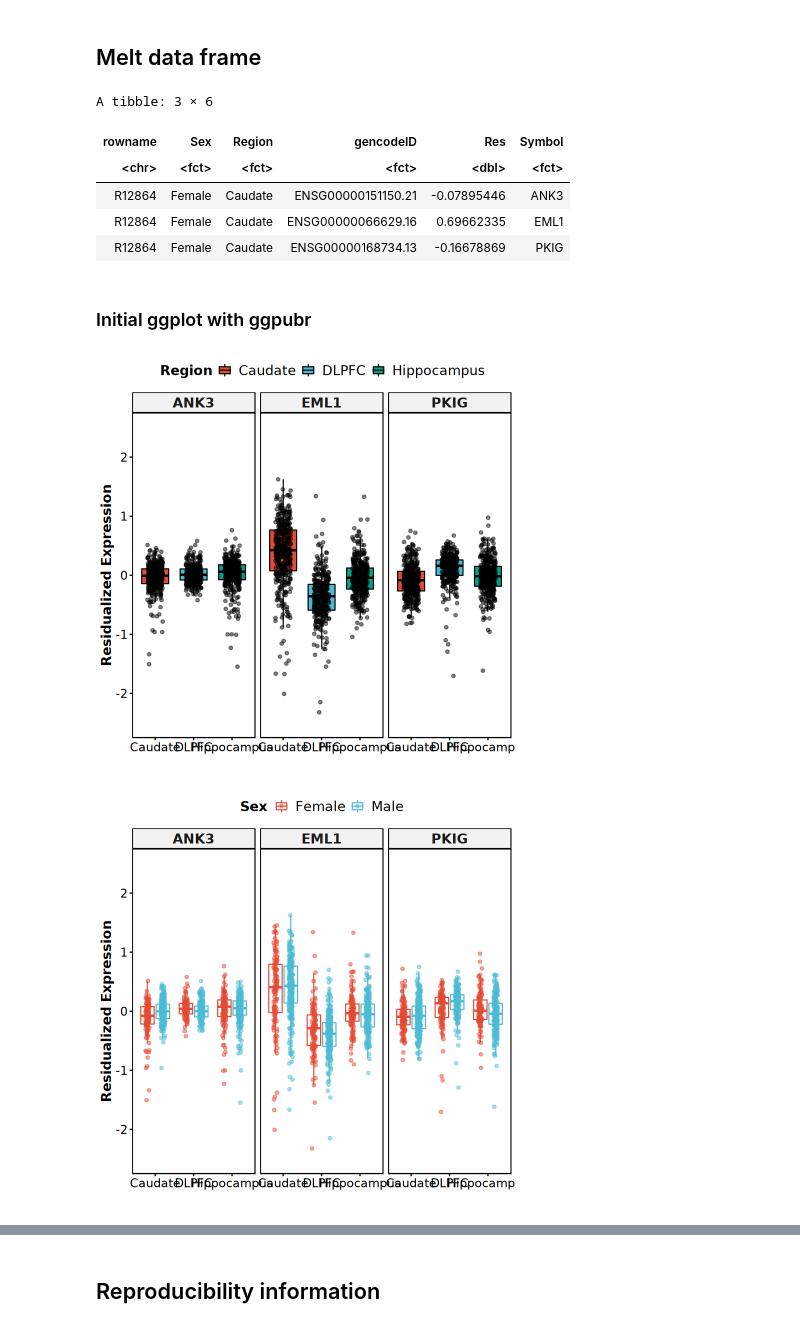
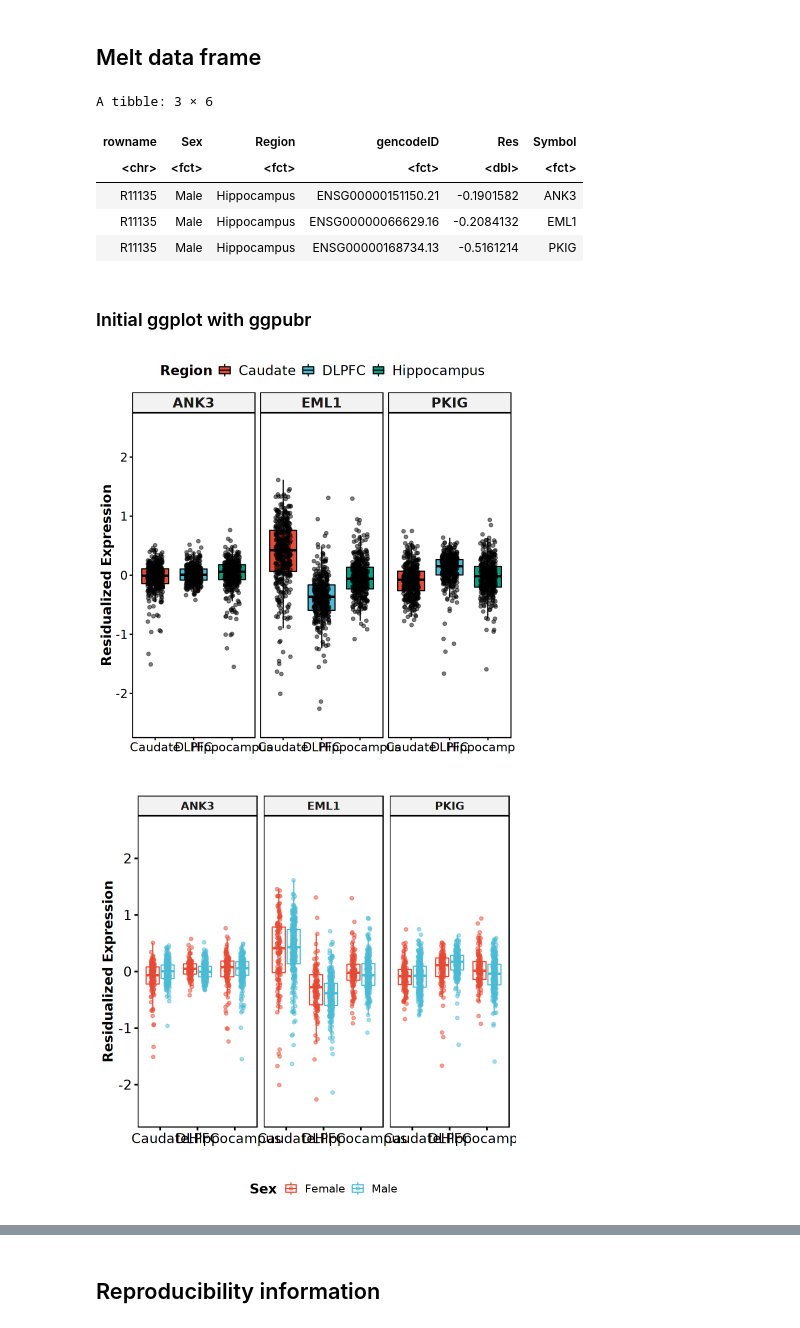
Before and after one commit to LieberInstitute/sex_differences_sz, a Jupyter notebook: region_sex_interaction/boxplots/_h/main.ipynb, the cells around one changed output, grey strips where cells are left out. Drawn from its saved outputs; the diff is of its cells as text; code cells hidden in the pictures.

Commit message:
updating region, sex interaction downstream analysis code

```diff
--- a/region_sex_interaction/boxplots/_h/main.ipynb
+++ b/region_sex_interaction/boxplots/_h/main.ipynb
@@ -122,9 +122,8 @@ A data.frame: 2 × 3
 # %% [markdown]
 ## Load phenotype data
 # %%
-pheno_file = '/ceph/projects/v3_phase3_paper/inputs/phenotypes/merged/_m/merged_phenotypes.csv'
+pheno_file = '/ceph/projects/v4_phase3_paper/inputs/phenotypes/_m/merged_phenotypes.csv'
 pheno = read.csv(pheno_file, row.names=1) %>%
     mutate_if(is.character, as.factor)
-levels(pheno$Sex) <- c("Female", "Male")
 head(pheno, 2)
 # %% [output]
@@ -163,9 +162,9 @@ head(df, 3)
 A tibble: 3 × 6
 | rowname | Sex | Region | gencodeID | Res | Symbol |
 | <chr> | <fct> | <fct> | <fct> | <dbl> | <fct> |
-| R12864 | Female | Caudate | ENSG00000151150.21 | -0.07895446 | ANK3 |
-| R12864 | Female | Caudate | ENSG00000066629.16 | 0.69662335 | EML1 |
-| R12864 | Female | Caudate | ENSG00000168734.13 | -0.16678869 | PKIG |
+| R11135 | Male | Hippocampus | ENSG00000151150.21 | -0.1901582 | ANK3 |
+| R11135 | Male | Hippocampus | ENSG00000066629.16 | -0.2084132 | EML1 |
+| R11135 | Male | Hippocampus | ENSG00000168734.13 | -0.5161214 | PKIG |
 # %% [markdown]
 ### Initial ggplot with ggpubr
 # %%
@@ -182,19 +181,19 @@ bxp_r <- ggboxplot(df, x="Region", y="Res", facet.by=c("Symbol"), ncol=4,
 
 bxp_r
 # %% [output]
-[figure, old version]
+[figure, new version]
 # %%
 save_ggplots('region_interaction_sex_byRegion', bxp_r, 12, 5)
 # %%
 tmp = gene_annot %>% mutate(group1='Female', group2='Male', y_pos=3)
 bxp_x <- ggboxplot(df, x="Region", y="Res", facet.by=c("Symbol"), ncol=3,
                    color="Sex", xlab='', palette="npg", outlier.shape=NA,
-                   panel.labs.font=list(face='bold', size = 16),
-                   ylab='Residualized Expression', add='jitter', ylim=c(-2.5, 2.5),
-                  add.params=list(alpha=0.5)) +
-    font("xy.title", size=16, face="bold") + font("xy.text", size=14) +
-    font("legend.title", size=16, face="bold") +
-    font("legend.text", size=16)
+                   panel.labs.font=list(face='bold'), add='jitter',
+                   ylab='Residualized Expression', ylim=c(-2.5, 2.5),
+                   add.params=list(alpha=0.5), legend="bottom",
+                   ggtheme=theme_pubr(base_size=16, border=TRUE)) +
+    font("xy.title", face="bold") + font("legend.title", face="bold")
+save_ggplots('region_interaction_sex_bySex', bxp_x, 12, 5)
 bxp_x
 # %% [output]
-[figure, old version]
+[figure, new version]
```
Also changed, not shown: parts of 10 cells of this notebook, 3 other files.
